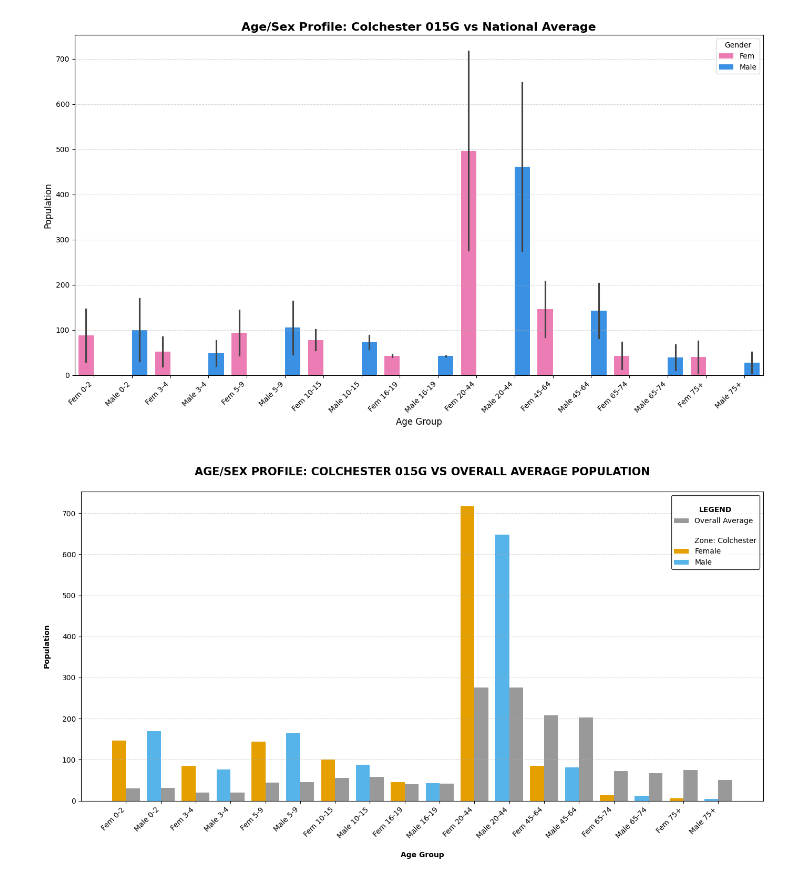
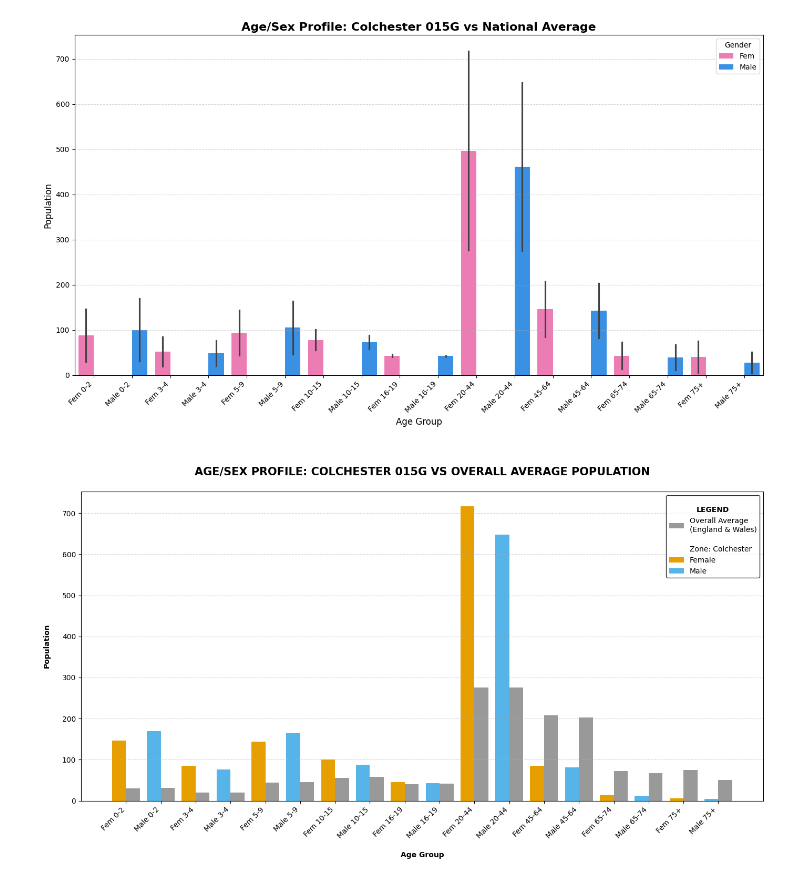
Before and after one commit to ClaudiaTurner/Predictive_Analytics, a Jupyter notebook: Assignment_1_P_Analytics.ipynb, the cells around one changed output. Saved outputs shown, nothing was run; the diff lists cells and outputs as text; code cells hidden in the pictures.

```diff
--- a/Assignment_1_P_Analytics.ipynb
+++ b/Assignment_1_P_Analytics.ipynb
@@ -294,32 +278,32 @@ plt.grid(axis='y', linestyle='--', alpha=0.5)
 # Legend
 from matplotlib.patches import Patch
 
 
 # 1. Define legend entries
 legend_elements = [
-    Patch(facecolor='#999999', label='Overall Average'),
+    Patch(facecolor='#999999', label='Overall Average \n(England & Wales)'),
     Patch(facecolor='none', edgecolor='none', label='\nZone: Colchester'),  # Section title
     Patch(facecolor='#E69F00', label='Female'),
     Patch(facecolor='#56B4E9', label='Male')
 ]
 
 # 2. Apply legend with default placement
 legend = plt.legend(
     handles=legend_elements,
     title='\nLEGEND',
     frameon=True,
     edgecolor='black',  # Border color
 )
 
 # 3. Format the legend title
 legend.get_title().set_fontweight('bold')
 legend.get_title().set_horizontalalignment('center')  # Center the title text
 legend.get_title().set_fontsize('medium')  # Optional: make it stand out
 
 
 plt.tight_layout()
 plt.savefig("Ages_Sex_Profile_Barplot_Q1.4.png")
 
 plt.show()
 # %% [output]
-[figure, old version]
+[figure, new version]
```
Also changed, not shown: parts of 1 cell of this notebook.
